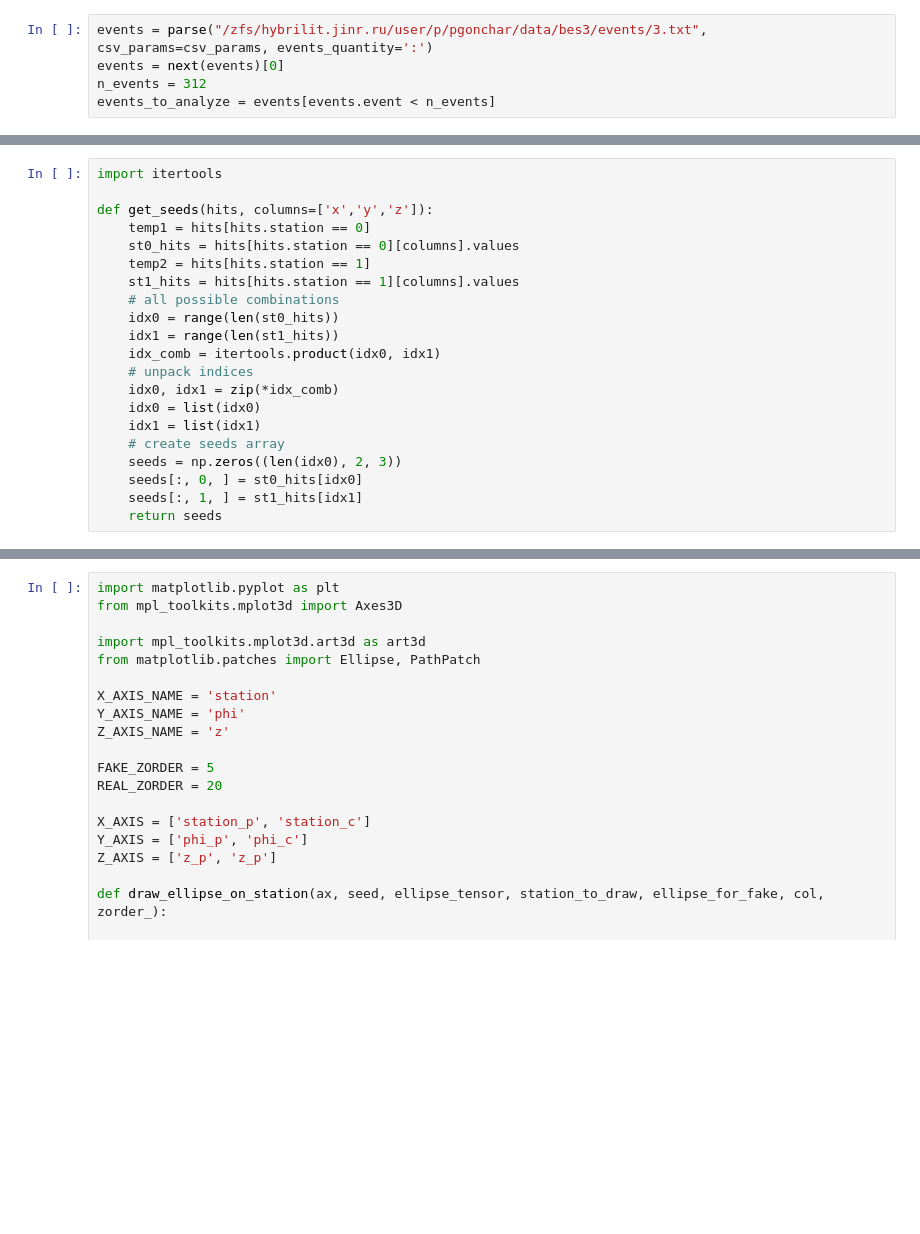
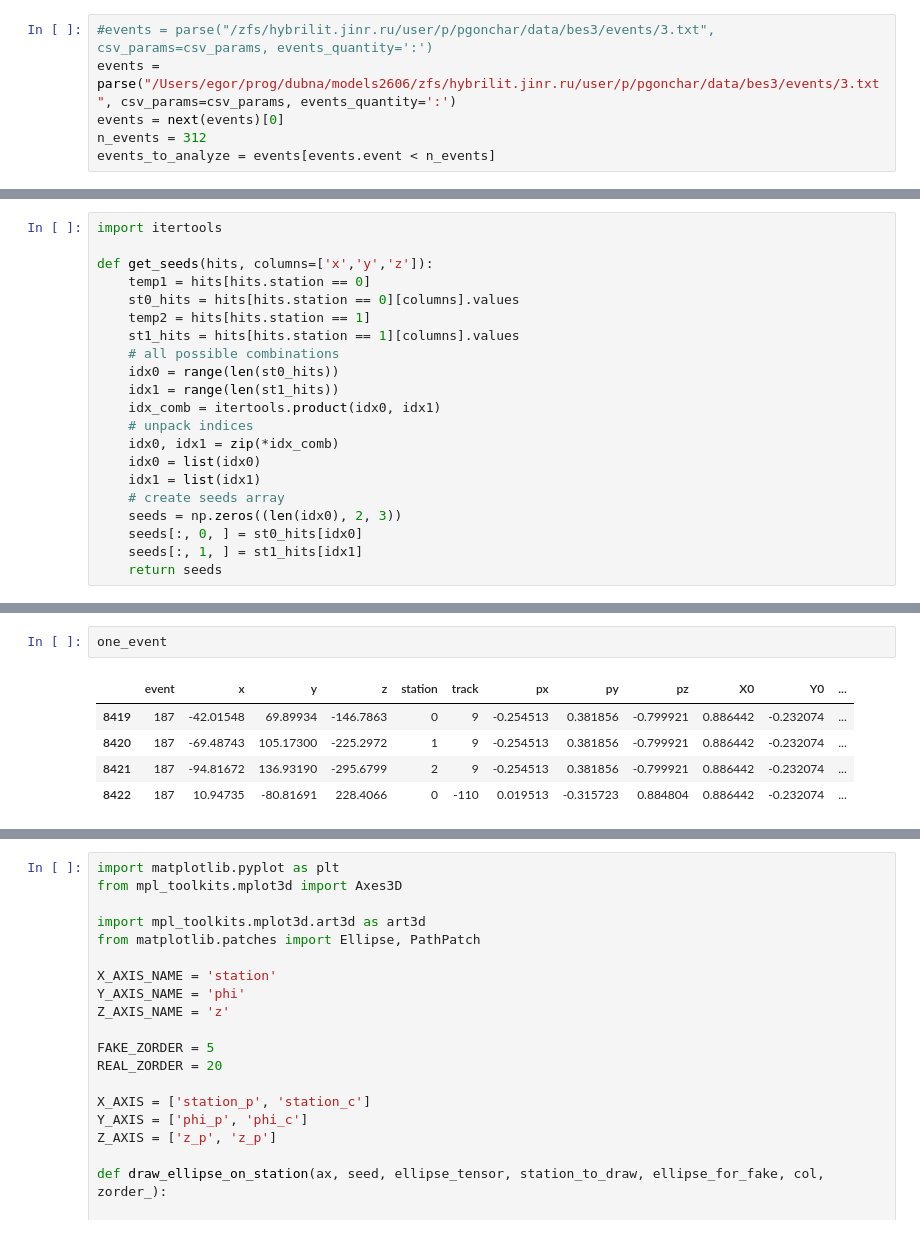
Before and after one commit to t3hseus/ariadne, a Jupyter notebook: notebooks/tracknet_eval.ipynb, the cells around one changed output, grey strips where cells are left out. Drawn from its saved outputs; the diff is of its cells as text; blank space fills up the shorter version.

```diff
--- a/notebooks/tracknet_eval.ipynb
+++ b/notebooks/tracknet_eval.ipynb
@@ -34,7 +31,8 @@ stations_constraints = {
     2: {'x': [-166.6, 166.6], 'y': [-166.6, 166.6], 'z': [-423.5, 423.5]},
 }
 # %%
-events = parse("/zfs/hybrilit.jinr.ru/user/p/pgonchar/data/bes3/events/3.txt", csv_params=csv_params, events_quantity=':')
+#events = parse("/zfs/hybrilit.jinr.ru/user/p/pgonchar/data/bes3/events/3.txt", csv_params=csv_params, events_quantity=':')
+events = parse("/Users/egor/prog/dubna/models2606/zfs/hybrilit.jinr.ru/user/p/pgonchar/data/bes3/events/3.txt", csv_params=csv_params, events_quantity=':')
 events = next(events)[0]
 n_events = 312
 events_to_analyze = events[events.event < n_events]
@@ -262,0 +233,8 @@ array([[[ 0.06978273,  0.05925783,  0.21241598,  0.22012155],
+# %%
+one_event
+# %% [output]
+|  | event | x | y | z | station | track | px | py | pz | X0 | Y0 | ... |
+| 8419 | 187 | -42.01548 | 69.89934 | -146.7863 | 0 | 9 | -0.254513 | 0.381856 | -0.799921 | 0.886442 | -0.232074 | ... |
+| 8420 | 187 | -69.48743 | 105.17300 | -225.2972 | 1 | 9 | -0.254513 | 0.381856 | -0.799921 | 0.886442 | -0.232074 | ... |
+| 8421 | 187 | -94.81672 | 136.93190 | -295.6799 | 2 | 9 | -0.254513 | 0.381856 | -0.799921 | 0.886442 | -0.232074 | ... |
+| 8422 | 187 | 10.94735 | -80.81691 | 228.4066 | 0 | -110 | 0.019513 | -0.315723 | 0.884804 | 0.886442 | -0.232074 | ... |
```
Also changed, not shown: parts of 24 cells of this notebook, 4 other files.
